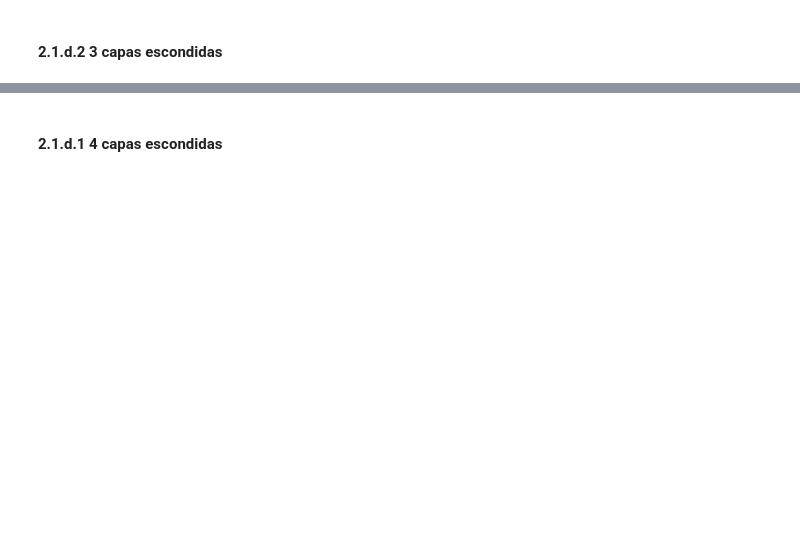
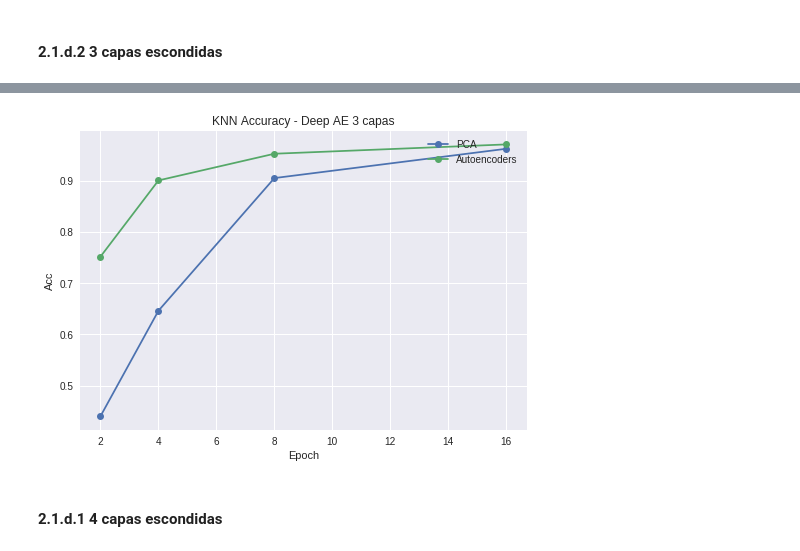
Before and after one commit to rigonzal/ANN, a Jupyter notebook: Approach3/Pregunta_2_colab.ipynb, the cells around one changed output, grey strips where cells are left out. Saved outputs shown, nothing was run; the diff lists cells and outputs as text; code cells hidden in the pictures; blank space fills up the shorter version.

```diff
--- a/Approach3/Pregunta_2_colab.ipynb
+++ b/Approach3/Pregunta_2_colab.ipynb
@@ -406,0 +495,25 @@ for dim in dims:
+# %%
+i=0
+clf_1_d_2_pca_score_list = list()
+clf_1_d_2_dae_score_list = list()
+for dim in dims_1_d:
+  print("============================ Comparación encoder vs PCA para dimensión de tamaño " + str(dim) + " ============================")
+  pca_1_d = PCA(n_components=dim)
+  pca_1_d.fit(x_train)
+  pca_train_1_d = pca_1_d.transform(x_train)
+  pca_test_1_d = pca_1_d.transform(x_test)
+  #AUTOENCODER
+  encoded_train_1_d = encoder_1_d_2_list[i].predict(x_train)
+  encoded_test_1_d = encoder_1_d_2_list[i].predict(x_test)
+  #CLASIFICATION
+  clf_1_d = KNeighborsClassifier(10)
+  clf_1_d.fit(pca_train_1_d, y_train)
+  clf_1_d_2_pca_score = clf_1_d.score(pca_test_1_d,y_test)
+  print('Classification Accuracy PCA: ' + str(clf_1_d_2_pca_score))
+  clf_1_d_2_pca_score_list.append(clf_1_d_2_pca_score)
+  clf_1_d = KNeighborsClassifier(10)
+  clf_1_d.fit(encoded_train_1_d, y_train)
+  clf_1_d_2_dae_score = clf_1_d.score(encoded_test_1_d,y_test)
+  print('Classification Accuracy Encoder: ' + str(clf_1_d_2_dae_score))
+  clf_1_d_2_dae_score_list.append(clf_1_d_2_dae_score)
+  i+=1
@@ -407,2 +533,6 @@ for dim in dims:
+# %%
+pca_knn(dims_1_d,[clf_1_d_2_pca_score_list,clf_1_d_2_dae_score_list],"KNN Accuracy - Deep AE 3 capas")
+# %% [output]
+[figure, added]
 # %% [markdown]
 #### 2.1.d.1 4 capas escondidas
```
Also changed, not shown: parts of 37 cells of this notebook.
